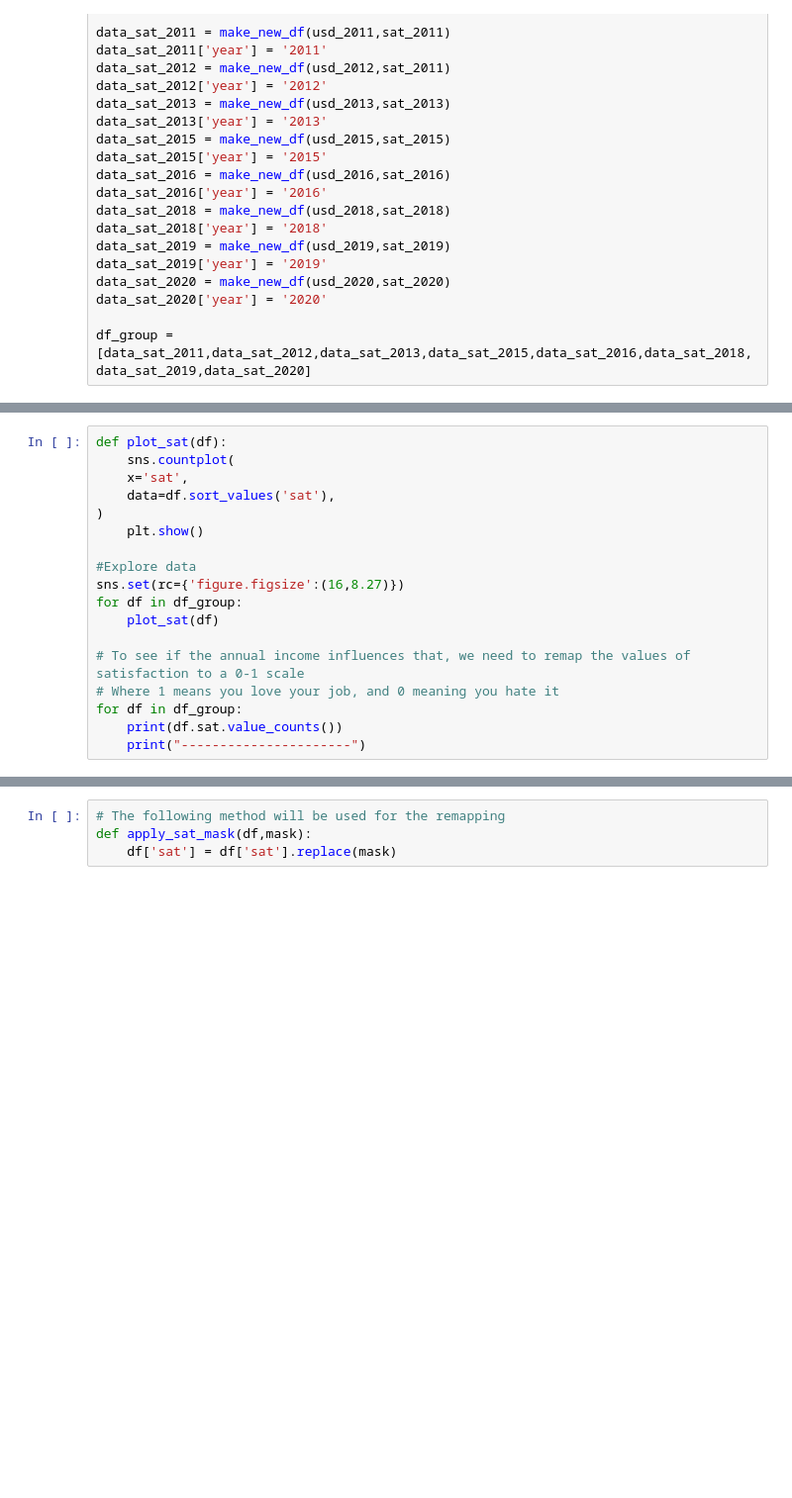
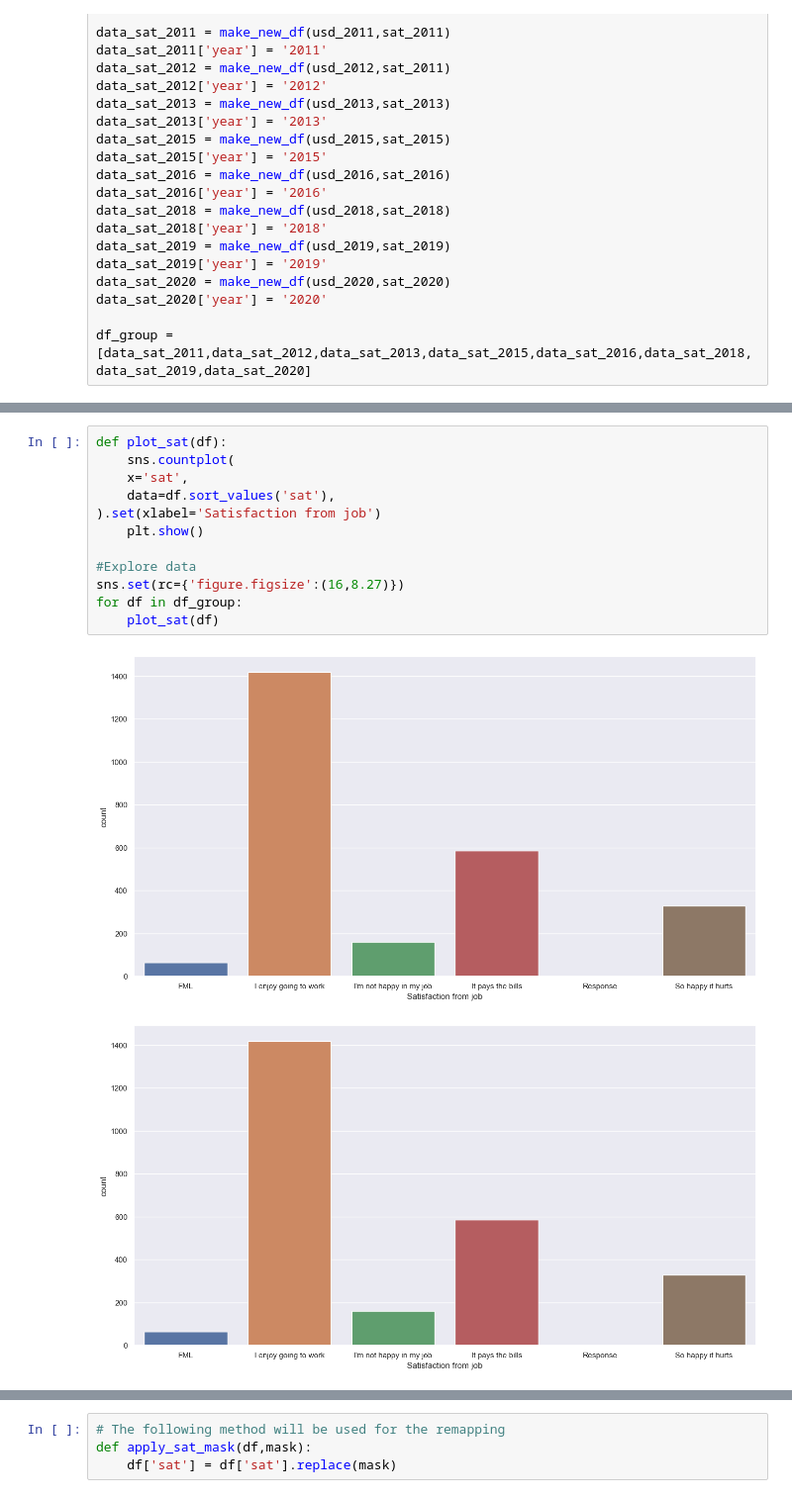
Before and after one commit to Abra-web/data_madness_2023, a Jupyter notebook: src/satisfaction.ipynb, the cells around one changed output, grey strips where cells are left out. Shown at 99% size. Cells and saved outputs as stored; diff of their text form; blank space fills up the shorter version.

```diff
--- a/src/satisfaction.ipynb
+++ b/src/satisfaction.ipynb
@@ -220,18 +231,15 @@ df_group = [data_sat_2011,data_sat_2012,data_sat_2013,data_sat_2015,data_sat_201
 # %%
 def plot_sat(df):
     sns.countplot(
     x='sat',
     data=df.sort_values('sat'),
-)
+).set(xlabel='Satisfaction from job')
     plt.show()
 
 #Explore data
 sns.set(rc={'figure.figsize':(16,8.27)})
 for df in df_group:
     plot_sat(df)
-
-# To see if the annual income influences that, we need to remap the values of satisfaction to a 0-1 scale
-# Where 1 means you love your job, and 0 meaning you hate it
-for df in df_group:
-    print(df.sat.value_counts())
-    print("----------------------")
+# %% [output]
+[figure, added]
+[figure, added]
```
Also changed, not shown: parts of 34 cells of this notebook, 2 other files.
